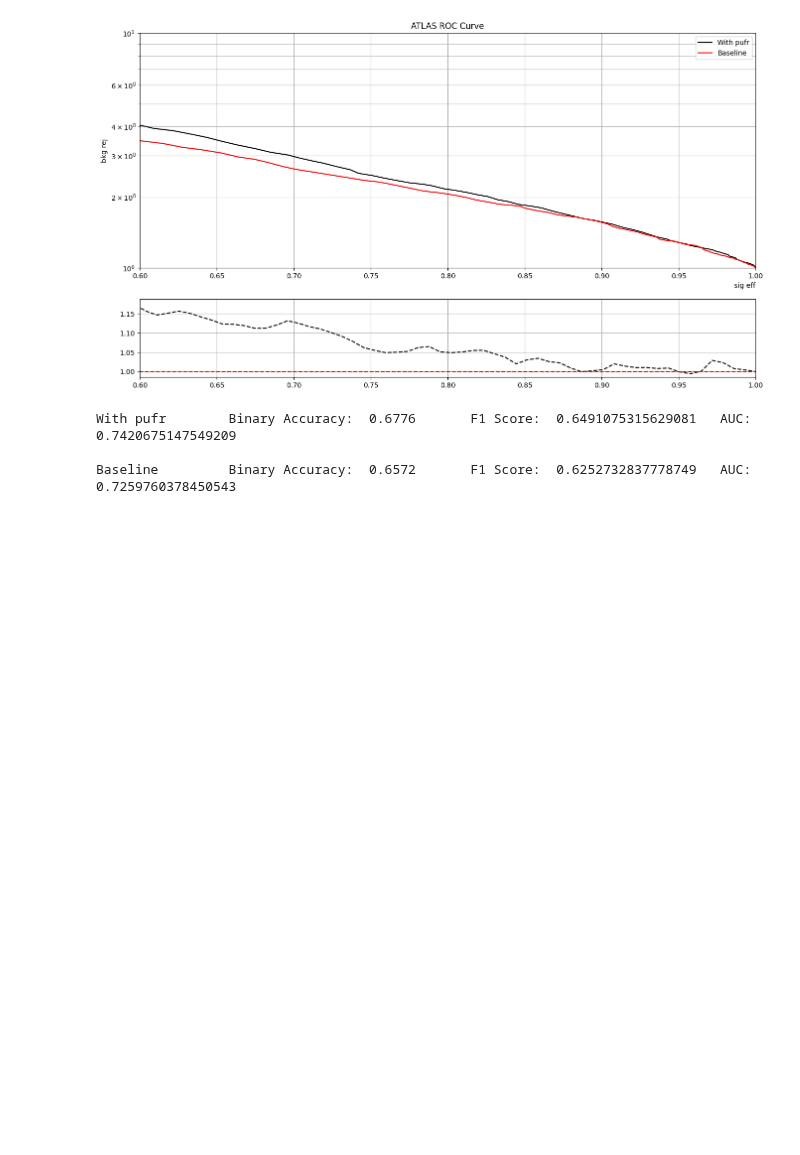
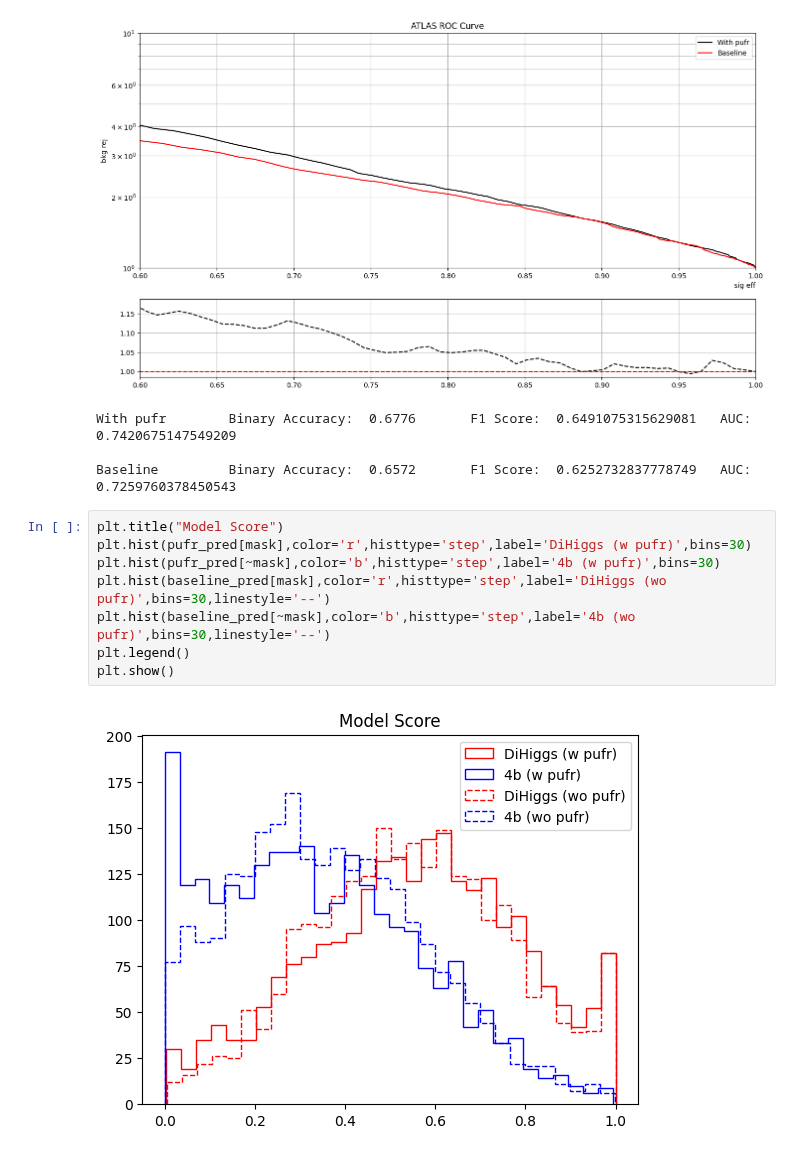
Before and after one commit to LukeV37/Pileup_Project, a Jupyter notebook: analysis/DiHiggs_4b_Attention_Classifier.ipynb, the cells around one changed output. Drawn from its saved outputs; the diff is of its cells as text; blank space fills up the shorter version.

Commit message:
Add Discriminant Plot

```diff
--- a/analysis/DiHiggs_4b_Attention_Classifier.ipynb
+++ b/analysis/DiHiggs_4b_Attention_Classifier.ipynb
@@ -570,3 +570,13 @@ print("")
 With pufr        Binary Accuracy:  0.6776       F1 Score:  0.6491075315629081   AUC:  0.7420675147549209
 
 Baseline         Binary Accuracy:  0.6572       F1 Score:  0.6252732837778749   AUC:  0.7259760378450543
+# %%
+plt.title("Model Score")
+plt.hist(pufr_pred[mask],color='r',histtype='step',label='DiHiggs (w pufr)',bins=30)
+plt.hist(pufr_pred[~mask],color='b',histtype='step',label='4b (w pufr)',bins=30)
+plt.hist(baseline_pred[mask],color='r',histtype='step',label='DiHiggs (wo pufr)',bins=30,linestyle='--')
+plt.hist(baseline_pred[~mask],color='b',histtype='step',label='4b (wo pufr)',bins=30,linestyle='--')
+plt.legend()
+plt.show()
+# %% [output]
+[figure, added]
```
Also changed, not shown: parts of 2 cells of this notebook.
